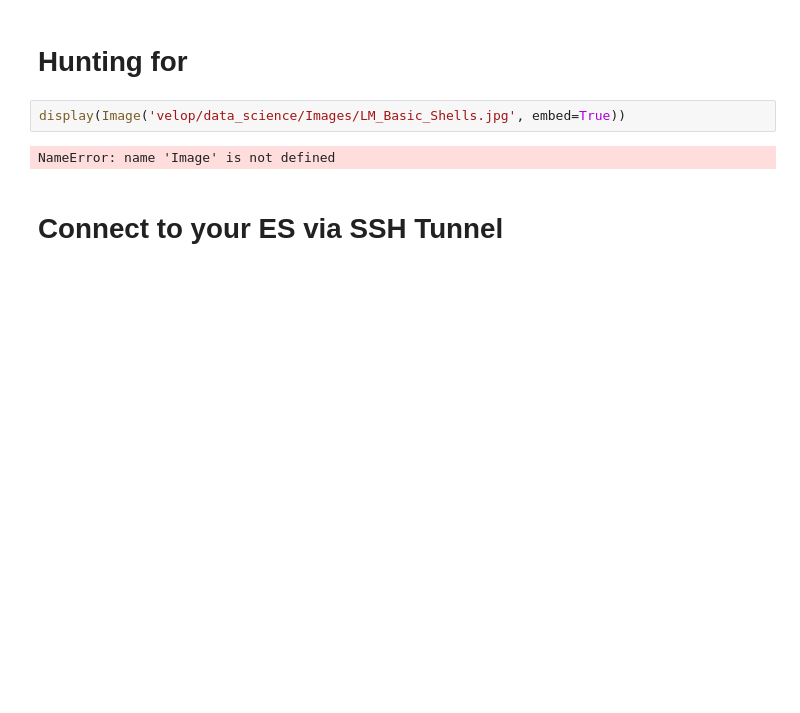
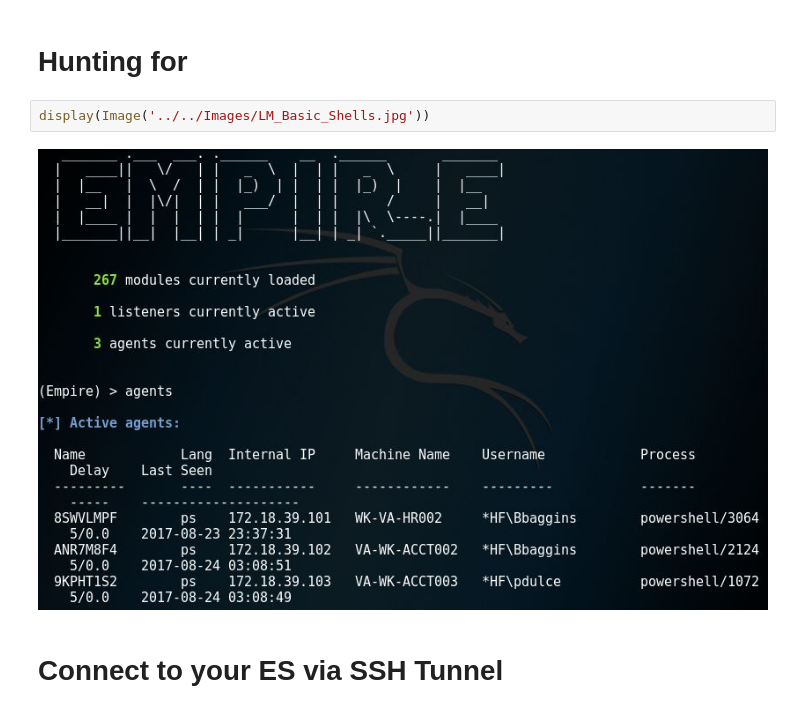
Before and after one commit to Cyb3rWard0g/HELK, a Jupyter notebook: data_science/jupyter_notebooks/lateral_movement/LM_Basic_Behavior.ipynb, the cells around one changed output. Drawn from its saved outputs; the diff is of its cells as text; blank space fills up the shorter version.

```diff
--- a/data_science/jupyter_notebooks/lateral_movement/LM_Basic_Behavior.ipynb
+++ b/data_science/jupyter_notebooks/lateral_movement/LM_Basic_Behavior.ipynb
@@ -23,9 +23,9 @@ from IPython.display import display, Image
 # %% [markdown]
 # Hunting for
 # %%
-display(Image('velop/data_science/Images/LM_Basic_Shells.jpg', embed=True))
+display(Image('../../Images/LM_Basic_Shells.jpg'))
 # %% [output]
-NameError: name 'Image' is not defined
+[figure, added]
 # %% [markdown]
 # Connect to your ES via SSH Tunnel
 # %%
```
Also changed, not shown: parts of 2 cells of this notebook.
